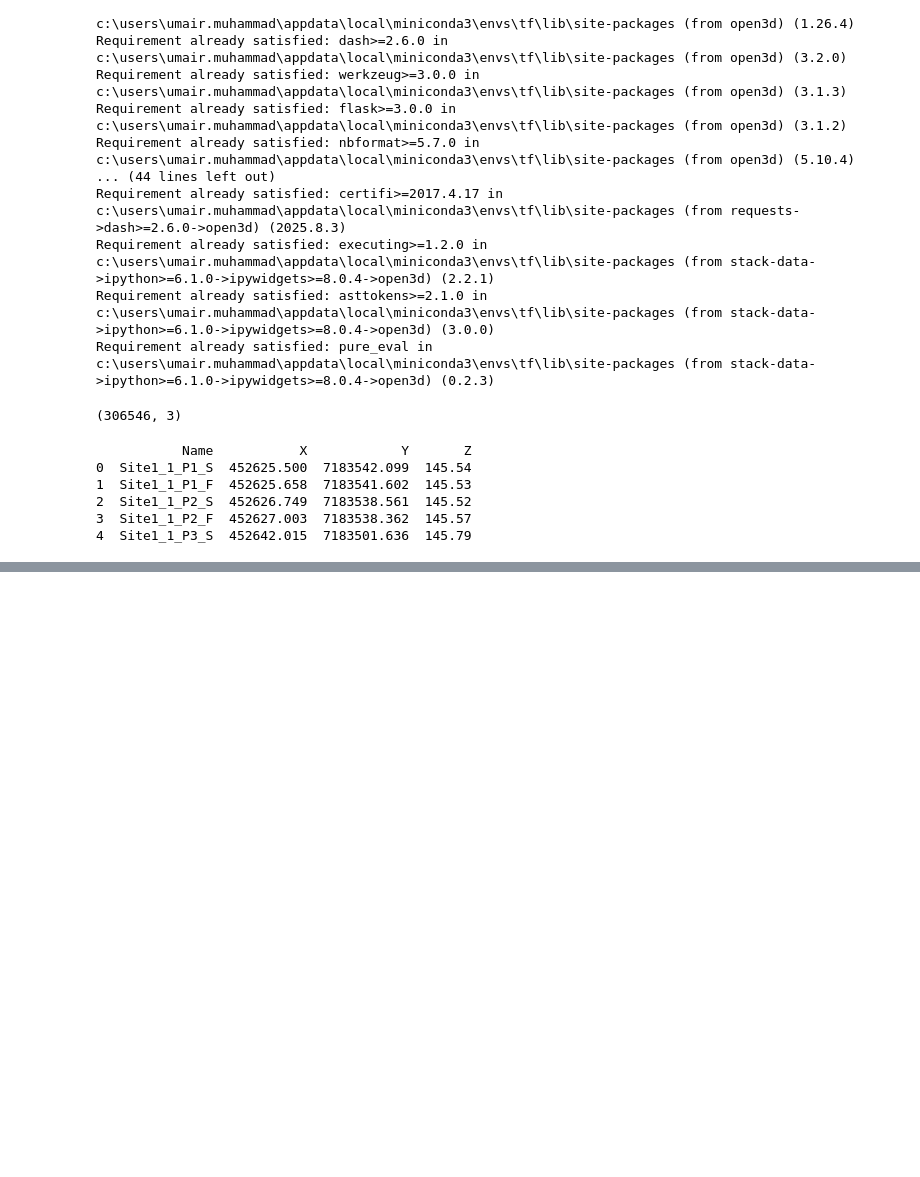
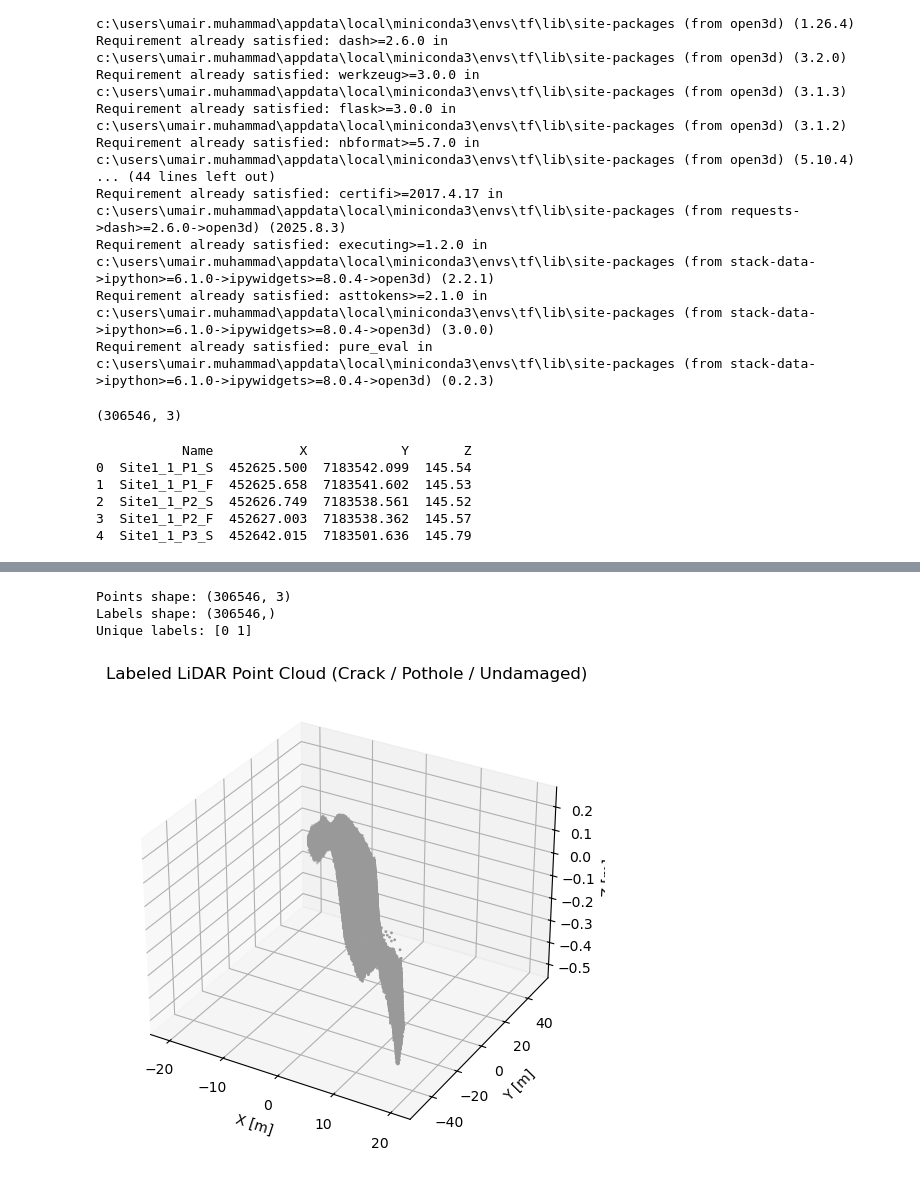
Before and after one commit to umairsaif133/LiDAR-point-cloud-Labeling, a Jupyter notebook: Point_cloud_Lable.ipynb, the cells around one changed output, grey strips where cells are left out. Cells and saved outputs as stored; diff of their text form; code cells hidden in the pictures; blank space fills up the shorter version.

```diff
--- a/Point_cloud_Lable.ipynb
+++ b/Point_cloud_Lable.ipynb
@@ -70,6 +70,9 @@ import os
 # ==== INPUT FILES ====
 las_file = "C:/Users/umair.muhammad/Documents/PhD/Research Work/FedLearn/training/site1/site1 las/Site1_1.las"
 txt_file = "C:/Users/umair.muhammad/Documents/PhD/Research Work/FedLearn/training/site1/site1 csv/Site1_1.csv"   # your .txt file with S/F lines
+# Extract coordinates
+points = np.vstack((las.x, las.y, las.z)).T
+print(points.shape)  # (N, 3)
 
 # ==== LOAD POINT CLOUD ====
 las = laspy.read(las_file)
@@ -119,7 +122,7 @@ for box in damage_boxes:
 print(f"✅ Assigned {np.sum(labels)} damaged points out of {len(points)} total")
 
 # ==== SAVE TO H5 ====
-out_h5 = "road_damage_points.h5"
+out_h5 = "C:/Users/umair.muhammad/Documents/PhD/Research Work/FedLearn/training/site1/road_damage_points.h5"
 with h5py.File(out_h5, "w") as f:
     f.create_dataset("data", data=points)
     f.create_dataset("label", data=labels)
@@ -131,0 +141,38 @@ print(f"🎉 Saved labeled data to {out_h5}")
+# %%
+import h5py
+import numpy as np
+import matplotlib.pyplot as plt
+from mpl_toolkits.mplot3d import Axes3D
+
+# --- Load data ---
+with h5py.File("C:/Users/umair.muhammad/Documents/PhD/Research Work/FedLearn/training/site1/road_damage_points.h5", "r") as f:
+    points = np.array(f["data"])
+    labels = np.array(f["label"])
+
+print("Points shape:", points.shape)
+print("Labels shape:", labels.shape)
+print("Unique labels:", np.unique(labels))
+
+# --- Assign colors ---
+# Adjust color mapping based on your label scheme:
+# 0 = undamaged (gray), 1 = crack (yellow), 2 = pothole (red)
+colors = np.array([[0.6, 0.6, 0.6], [1, 1, 0], [1, 0, 0]])
+c = np.array([colors[int(l)] for l in labels])
+
+# --- Normalize for display ---
+points -= np.mean(points, axis=0)
+
+# --- 3D Scatter Visualization ---
+fig = plt.figure(figsize=(8, 6))
+ax = fig.add_subplot(111, projection="3d")
+ax.scatter(points[:,0], points[:,1], points[:,2], c=c, s=1)
+ax.set_title("Labeled LiDAR Point Cloud (Crack / Pothole / Undamaged)")
+ax.set_xlabel("X [m]")
+ax.set_ylabel("Y [m]")
+ax.set_zlabel("Z [m]")
+plt.show()
+# %% [output]
+Points shape: (306546, 3)
+Labels shape: (306546,)
+Unique labels: [0 1]
+[figure, added]
```
Also changed, not shown: parts of 2 cells of this notebook.
